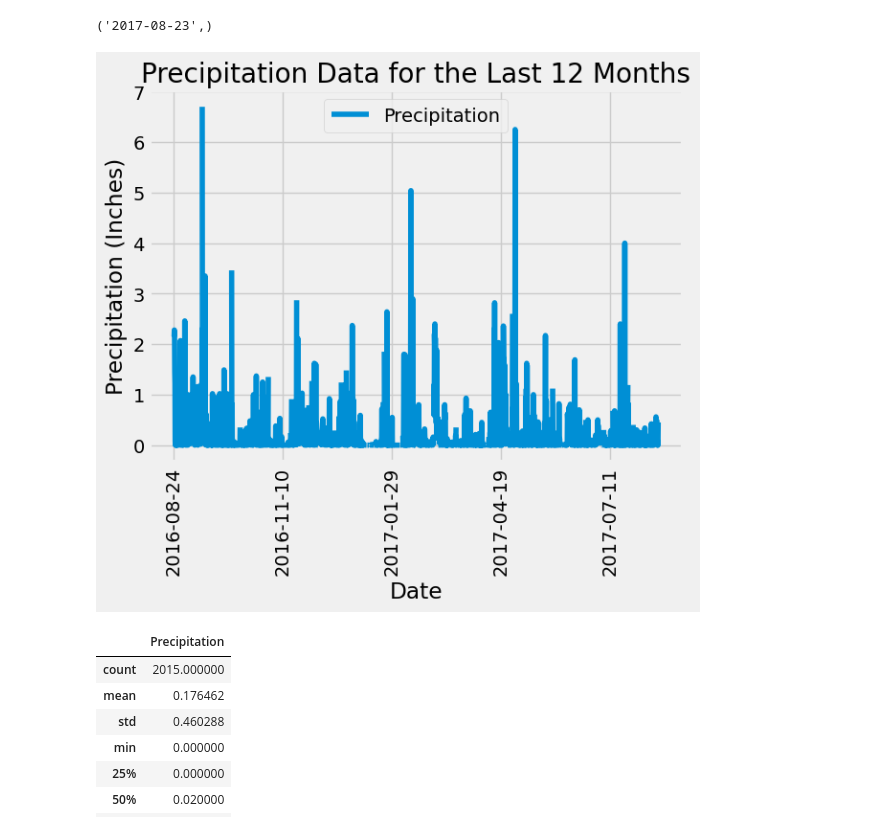
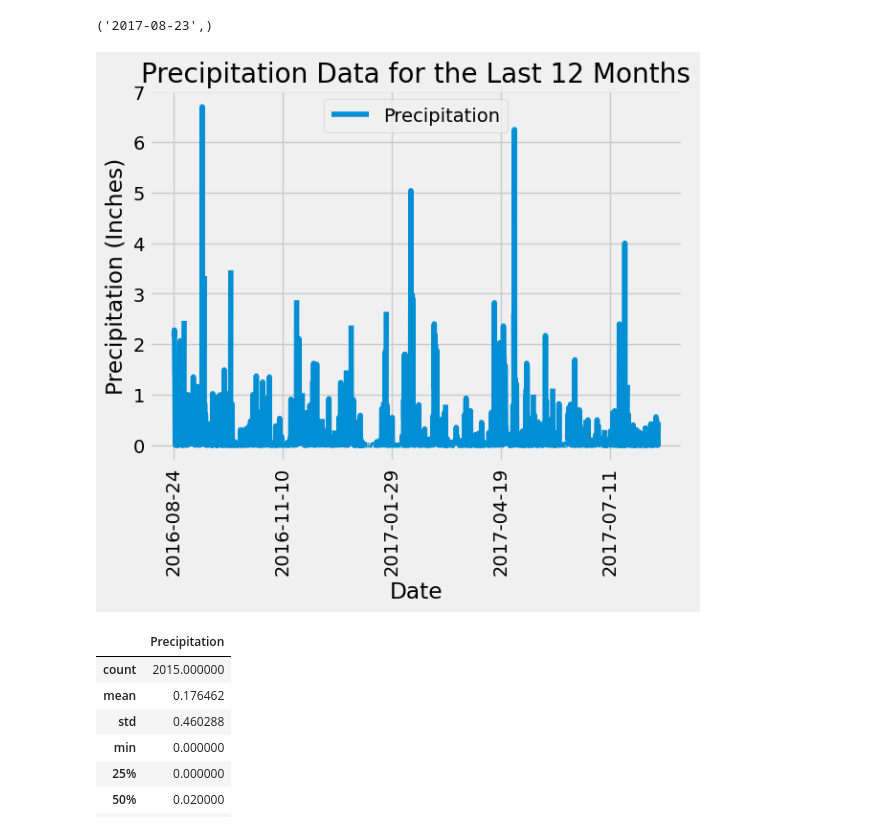
Before and after one commit to thomasjngo/SQLAlchemy-Climate-Analysis, a Jupyter notebook: climate_starter.ipynb, the cells around one changed output. Cells and saved outputs as stored; diff of their text form; code cells hidden in the pictures.

```diff
--- a/climate_starter.ipynb
+++ b/climate_starter.ipynb
@@ -47,31 +47,31 @@ print(most_recent_date_row)
 # %%
 # Design a query to retrieve the last 12 months of precipitation data and plot the results.
 # Starting from the most recent data point in the database.
 
 # Convert the data into a format that's usable for the striptime function
 most_recent_date = most_recent_date_row[0]
 
 # Calculate the date one year from the last date in data set.
 one_year_ago = datetime.strptime(most_recent_date, '%Y-%m-%d') - timedelta(days=365)
 
 # Perform a query to retrieve the data and precipitation scores
 last_year_data = session.query(measurement.date, measurement.prcp).filter(measurement.date >= one_year_ago).all()
 
 # Save the query results as a Pandas DataFrame with explicitly set column names
 df_precip = pd.DataFrame(last_year_data, columns=['Date', 'Precipitation'])
 
 # Sort the DataFrame by date
-df_precip = df.sort_values('Date')
+df_precip = df_precip.sort_values('Date')
 
 # Use Pandas Plotting with Matplotlib to plot the data
 df_precip.plot(x='Date', y='Precipitation')
 plt.xlabel('Date')
 plt.ylabel('Precipitation (Inches)')
 plt.title('Precipitation Data for the Last 12 Months')
 plt.xticks(rotation=90)
 plt.show()
 # %% [output]
-[figure, old version]
+[figure, new version]
 # %%
 # Use Pandas to calculate the summary statistics for the precipitation data
 summary_stats = pd.DataFrame(df_precip['Precipitation'].describe())
```
Also changed, not shown: parts of 1 cell of this notebook.
